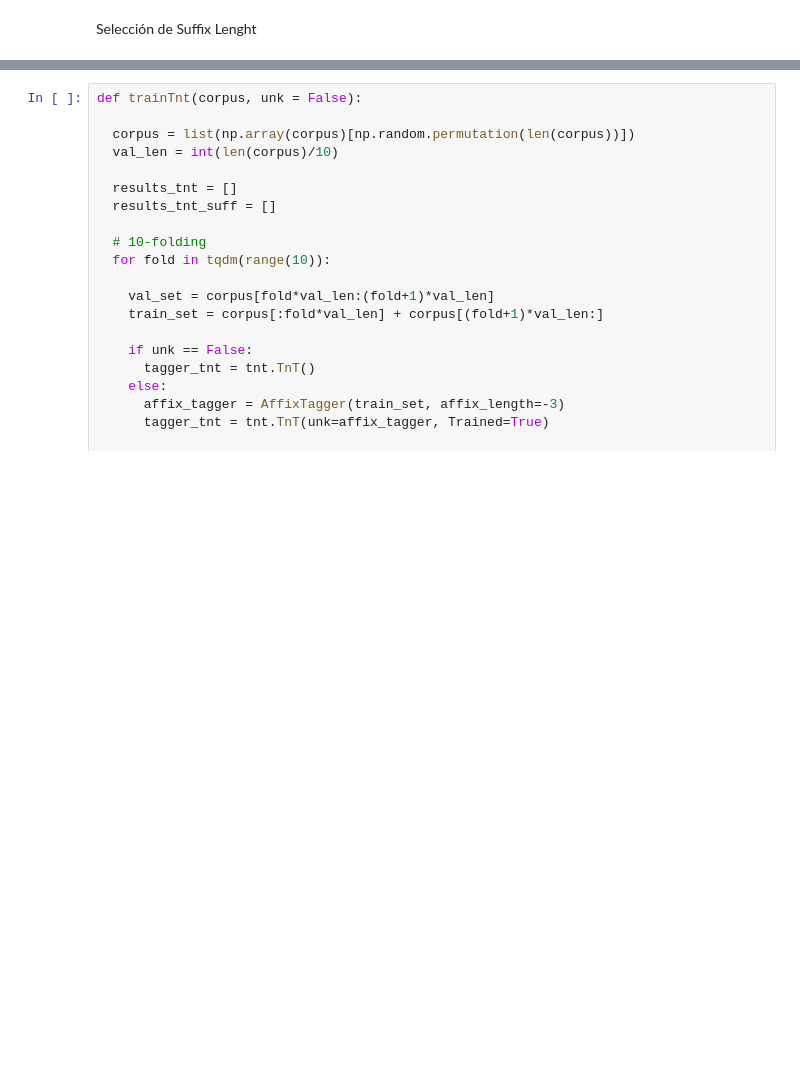
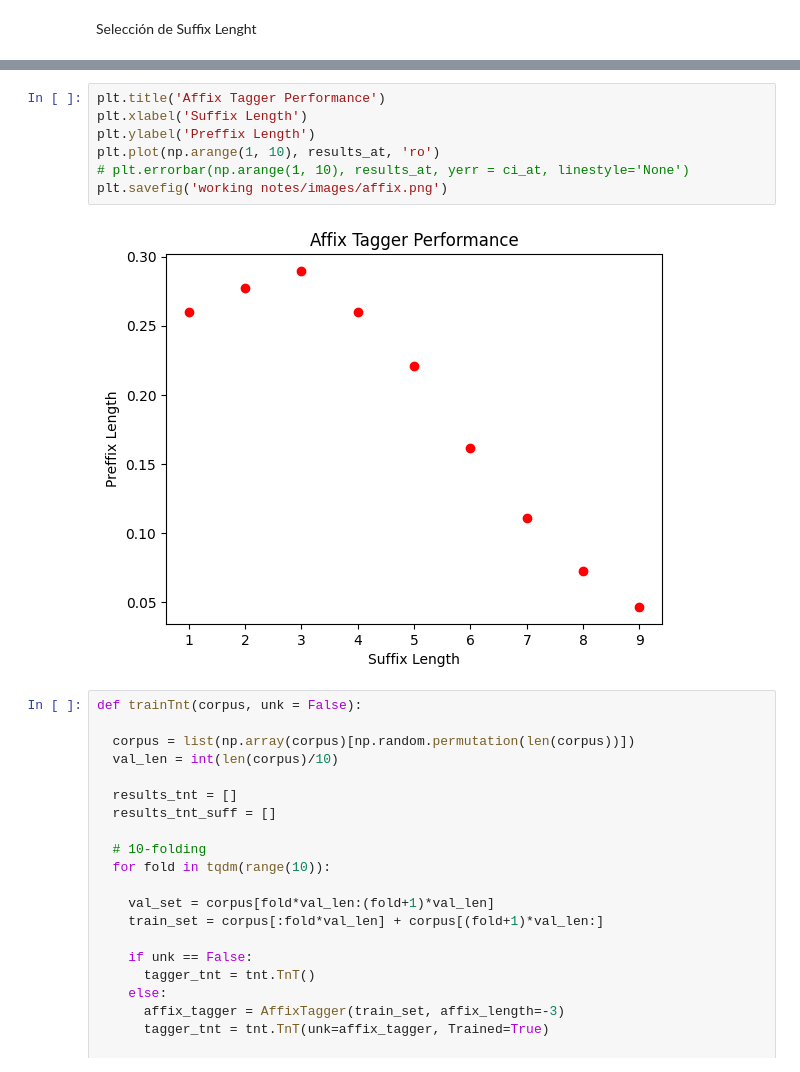
Before and after one commit to labadier/ProjectLing, a Jupyter notebook: Practica_LC.ipynb, the cells around one changed output, grey strips where cells are left out. Saved outputs shown, nothing was run; the diff lists cells and outputs as text; blank space fills up the shorter version.

Commit message:
working notes progresss

```diff
--- a/Practica_LC.ipynb
+++ b/Practica_LC.ipynb
@@ -253,3 +233,12 @@ plt.errorbar(np.arange(1, 10), results_at, yerr = ci_at, linestyle='None')
+# %%
+plt.title('Affix Tagger Performance')
+plt.xlabel('Suffix Length')
+plt.ylabel('Preffix Length')
+plt.plot(np.arange(1, 10), results_at, 'ro')
+# plt.errorbar(np.arange(1, 10), results_at, yerr = ci_at, linestyle='None')
+plt.savefig('working notes/images/affix.png')
+# %% [output]
+[figure, added]
 # %%
 def trainTnt(corpus, unk = False):
 
```
Also changed, not shown: parts of 4 cells of this notebook, 8 other files.
